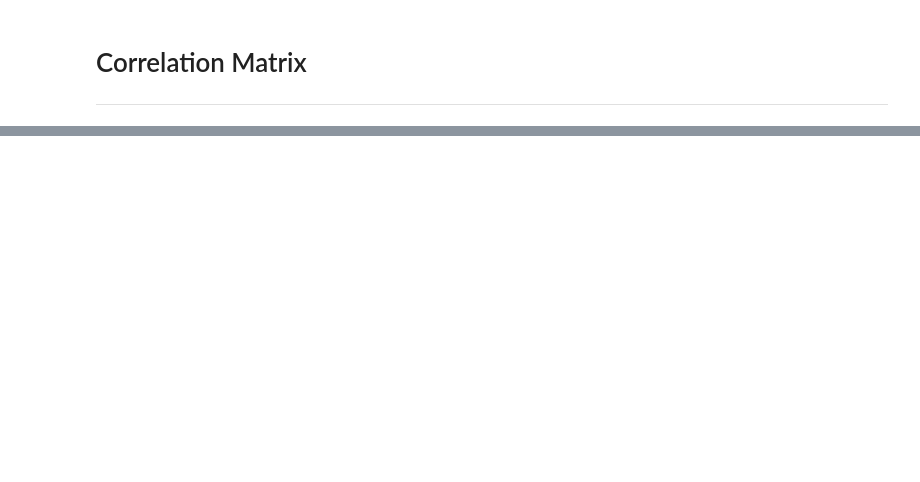
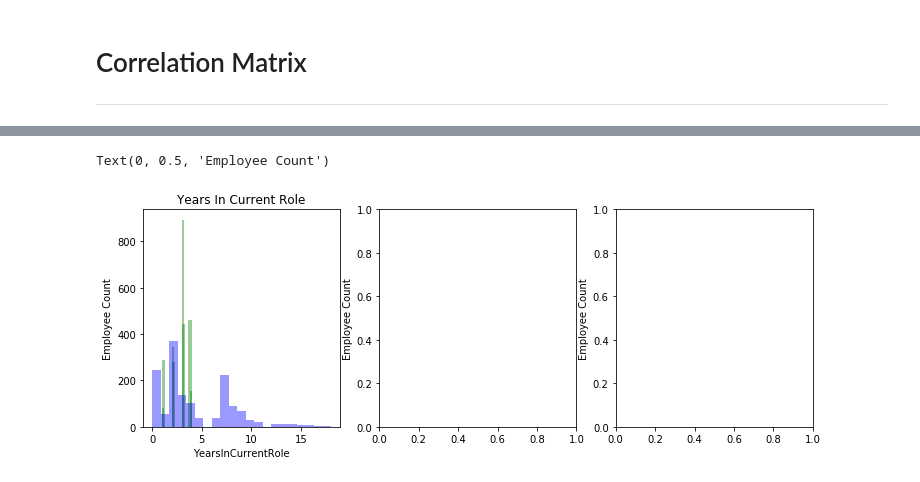
Before and after one commit to lmarston12/Company_Turnover_Project, a Jupyter notebook: IBM_Company_Turnover.ipynb, the cells around one changed output, grey strips where cells are left out. Cells and saved outputs as stored; diff of their text form; code cells hidden in the pictures; blank space fills up the shorter version.

```diff
--- a/IBM_Company_Turnover.ipynb
+++ b/IBM_Company_Turnover.ipynb
@@ -385,0 +396,18 @@ From the heatmap above, we focus on the Attrition
+# %%
+# Set up matplotlib figure
+f, axes = plt.subplots(ncols = 3, figsize=(12, 4))
+
+# Graph Employee Job Satisfaction
+sns.distplot(df2.JobSatisfaction, kde=False, color="g", ax=axes[0]).set_title('Employee Satisfaction')
+axes[0].set_ylabel('Employee Count')
+
+# Graph Work Life Balance
+sns.distplot(df2.WorkLifeBalance, kde=False, color="g", ax=axes[0]).set_title('Employee Work Life Balance')
+axes[1].set_ylabel('Employee Count')
+
+# YearsInCurrentRole
+sns.distplot(df2.YearsInCurrentRole, kde=False, color="b", ax=axes[0]).set_title('Years In Current Role')
+axes[2].set_ylabel('Employee Count')
+# %% [output]
+Text(0, 0.5, 'Employee Count')
+[figure, added]
```
Also changed, not shown: parts of 19 cells of this notebook.
